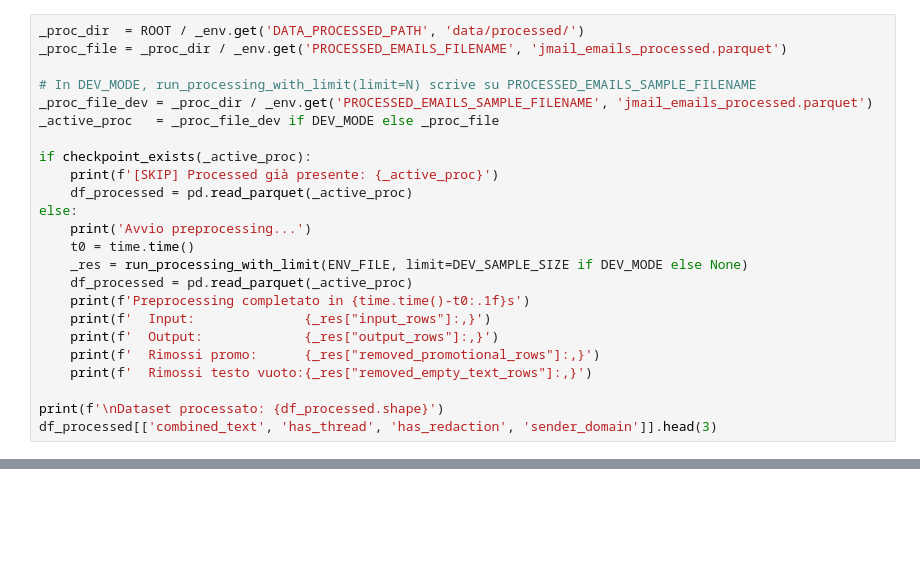
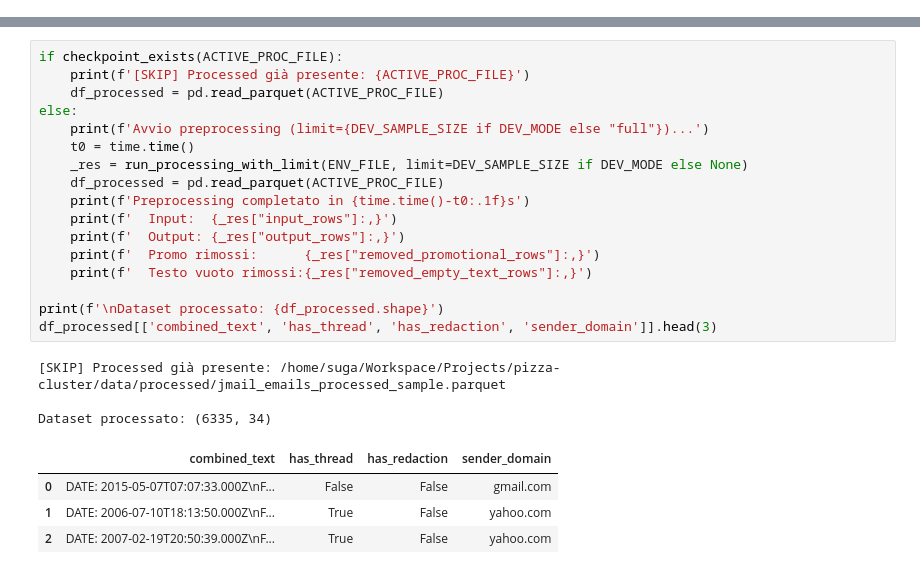
Before and after one commit to jose-sgariglia/pizza-cluster, a Jupyter notebook: src/notebooks/full_pipeline_orchestration.ipynb, the cells around one changed output, grey strips where cells are left out. Saved outputs shown, nothing was run; the diff lists cells and outputs as text; blank space fills up the shorter version.

Commit message:
full pipeline

```diff
--- a/src/notebooks/full_pipeline_orchestration.ipynb
+++ b/src/notebooks/full_pipeline_orchestration.ipynb
@@ -219,24 +0,0 @@ else:
-# %%
-_proc_dir  = ROOT / _env.get('DATA_PROCESSED_PATH', 'data/processed/')
-_proc_file = _proc_dir / _env.get('PROCESSED_EMAILS_FILENAME', 'jmail_emails_processed.parquet')
-
-# In DEV_MODE, run_processing_with_limit(limit=N) scrive su PROCESSED_EMAILS_SAMPLE_FILENAME
-_proc_file_dev = _proc_dir / _env.get('PROCESSED_EMAILS_SAMPLE_FILENAME', 'jmail_emails_processed.parquet')
-_active_proc   = _proc_file_dev if DEV_MODE else _proc_file
-
-if checkpoint_exists(_active_proc):
-    print(f'[SKIP] Processed già presente: {_active_proc}')
-    df_processed = pd.read_parquet(_active_proc)
-else:
-    print('Avvio preprocessing...')
-    t0 = time.time()
-    _res = run_processing_with_limit(ENV_FILE, limit=DEV_SAMPLE_SIZE if DEV_MODE else None)
-    df_processed = pd.read_parquet(_active_proc)
-    print(f'Preprocessing completato in {time.time()-t0:.1f}s')
-    print(f'  Input:              {_res["input_rows"]:,}')
-    print(f'  Output:             {_res["output_rows"]:,}')
-    print(f'  Rimossi promo:      {_res["removed_promotional_rows"]:,}')
-    print(f'  Rimossi testo vuoto:{_res["removed_empty_text_rows"]:,}')
-
-print(f'\nDataset processato: {df_processed.shape}')
-df_processed[['combined_text', 'has_thread', 'has_redaction', 'sender_domain']].head(3)
@@ -733,0 +281,25 @@ Output: `data/validation/all_label.md` + `data/validation/_{{id}}/mail.md` + `la
+# %%
+if checkpoint_exists(ACTIVE_PROC_FILE):
+    print(f'[SKIP] Processed già presente: {ACTIVE_PROC_FILE}')
+    df_processed = pd.read_parquet(ACTIVE_PROC_FILE)
+else:
+    print(f'Avvio preprocessing (limit={DEV_SAMPLE_SIZE if DEV_MODE else "full"})...')
+    t0 = time.time()
+    _res = run_processing_with_limit(ENV_FILE, limit=DEV_SAMPLE_SIZE if DEV_MODE else None)
+    df_processed = pd.read_parquet(ACTIVE_PROC_FILE)
+    print(f'Preprocessing completato in {time.time()-t0:.1f}s')
+    print(f'  Input:  {_res["input_rows"]:,}')
+    print(f'  Output: {_res["output_rows"]:,}')
+    print(f'  Promo rimossi:      {_res["removed_promotional_rows"]:,}')
+    print(f'  Testo vuoto rimossi:{_res["removed_empty_text_rows"]:,}')
+
+print(f'\nDataset processato: {df_processed.shape}')
+df_processed[['combined_text', 'has_thread', 'has_redaction', 'sender_domain']].head(3)
+# %% [output]
+[SKIP] Processed già presente: /home/suga/Workspace/Projects/pizza-cluster/data/processed/jmail_emails_processed_sample.parquet
+
+Dataset processato: (6335, 34)
+|  | combined_text | has_thread | has_redaction | sender_domain |
+| 0 | DATE: 2015-05-07T07:07:33.000Z\nF... | False | False | gmail.com |
+| 1 | DATE: 2006-07-10T18:13:50.000Z\nF... | True | False | yahoo.com |
+| 2 | DATE: 2007-02-19T20:50:39.000Z\nF... | True | False | yahoo.com |
```
Also changed, not shown: parts of 58 cells of this notebook, 2 other files.
